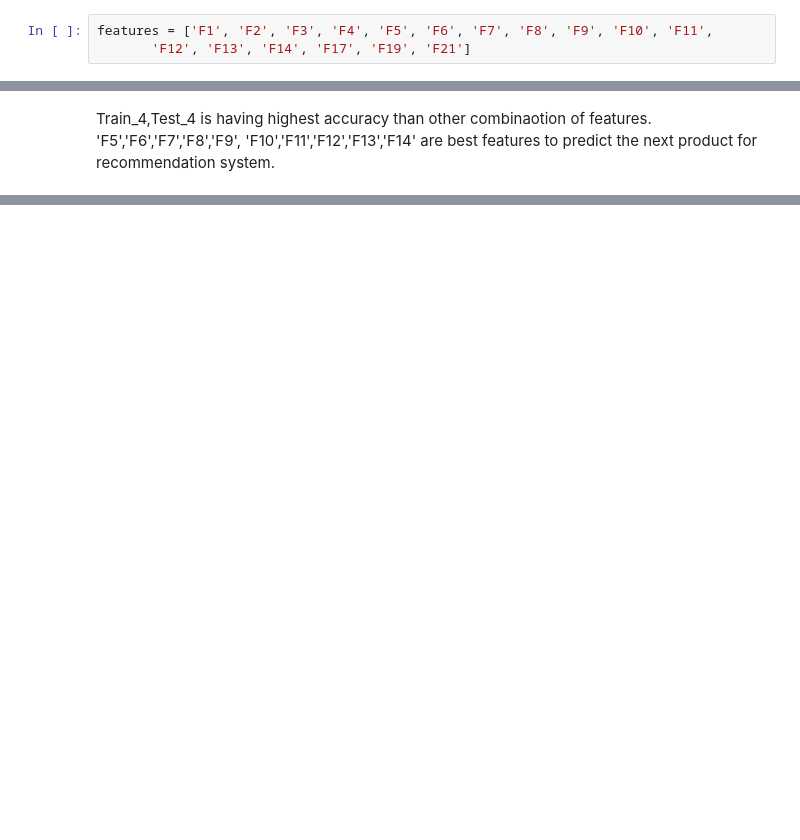
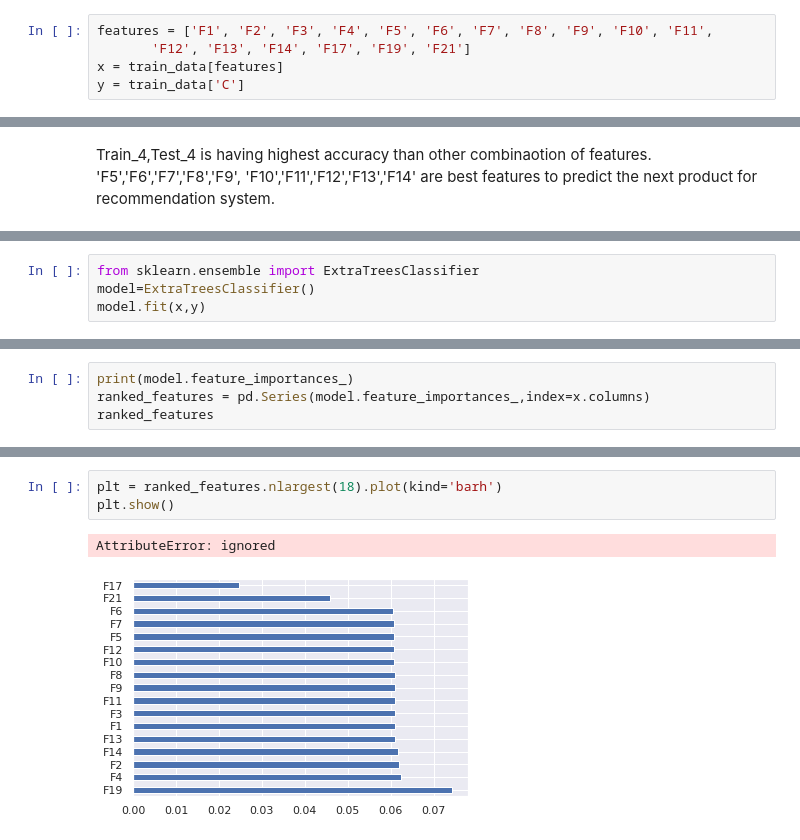
Before and after one commit to dhruvipatel14/Affinity-analysis, a Jupyter notebook: BuyAffinity.ipynb, the cells around one changed output, grey strips where cells are left out. Saved outputs shown, nothing was run; the diff lists cells and outputs as text; blank space fills up the shorter version.

```diff
--- a/BuyAffinity.ipynb
+++ b/BuyAffinity.ipynb
@@ -188,4 +191,6 @@ def normalization(x):
 # %%
 features = ['F1', 'F2', 'F3', 'F4', 'F5', 'F6', 'F7', 'F8', 'F9', 'F10', 'F11',
        'F12', 'F13', 'F14', 'F17', 'F19', 'F21']
+x = train_data[features]
+y = train_data['C']
 # %%
@@ -303,0 +319,4 @@ Training-set accuracy score: 0.5322
+# %%
+from sklearn.ensemble import ExtraTreesClassifier
+model=ExtraTreesClassifier()
+model.fit(x,y)
@@ -303,0 +332,4 @@ Training-set accuracy score: 0.5322
+# %%
+print(model.feature_importances_)
+ranked_features = pd.Series(model.feature_importances_,index=x.columns)
+ranked_features
@@ -303,0 +358,6 @@ Training-set accuracy score: 0.5322
+# %%
+plt = ranked_features.nlargest(18).plot(kind='barh')
+plt.show()
+# %% [output]
+AttributeError: ignored
+[figure, added]
```
Also changed, not shown: parts of 28 cells of this notebook.
